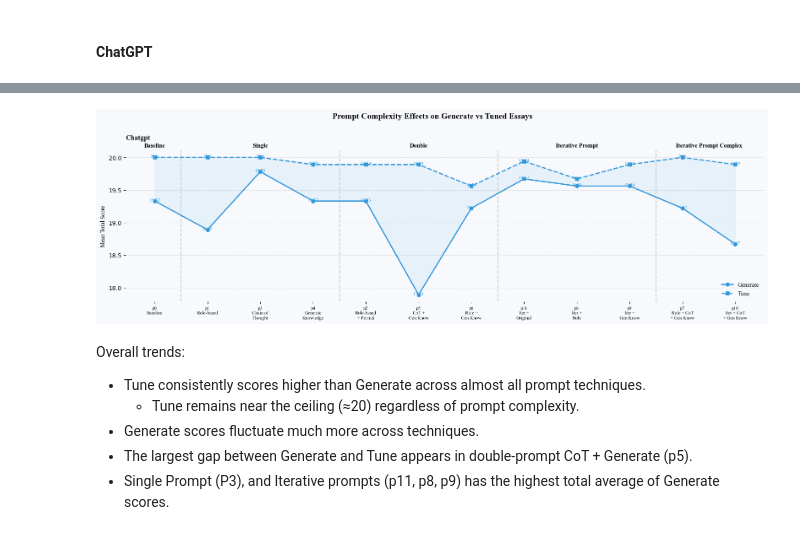
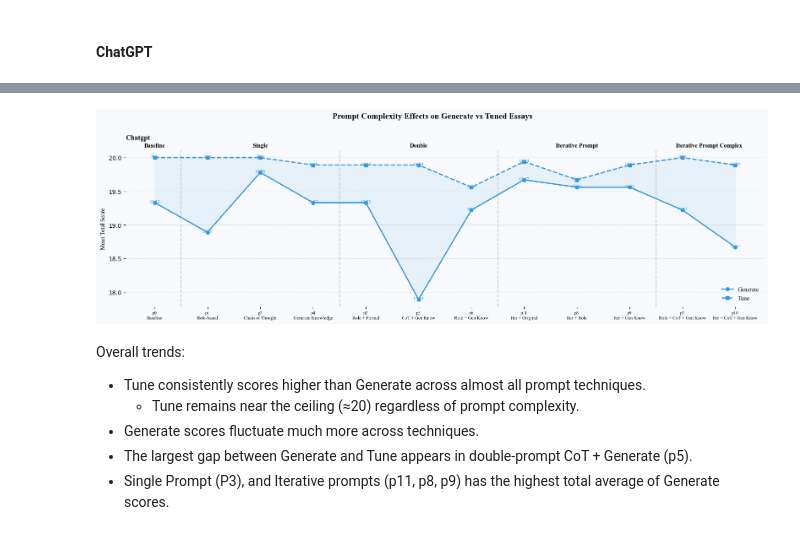
Before and after one commit to raminguyen/ai-assessment, a Jupyter notebook: src/visualize_scores.ipynb, the cells around one changed output, grey strips where cells are left out. Drawn from its saved outputs; the diff is of its cells as text; code cells hidden in the pictures.

```diff
--- a/src/visualize_scores.ipynb
+++ b/src/visualize_scores.ipynb
@@ -192,0 +155,18 @@ Tuned Essays:
+# %%
+writers = ['chatgpt', 'claude', 'gemini', 'grok']
+dimensions = ['Issues', 'Evidence', 'Context', 'Position', 'Conclusions']
+
+PROMPT_LABELS = {
+    'p0':  'Baseline',
+    'p1':  'Role-based',
+    'p2':  'Role + Formal',
+    'p3':  'Chain of Thought',
+    'p4':  'Generate Knowledge',
+    'p5':  'CoT + Gen Know',
+    'p6':  'Role + Gen Know',
+    'p7':  'Role + CoT + Gen Know',
+    'p8':  'Iter + Role',
+    'p9':  'Iter + Gen Know',
+    'p10': 'Iter + CoT + Gen Know',
+    'p11': 'Iter + Original'
+}
@@ -241,2 +252,4 @@ scores_all_models = visualize.all_models_performance(scores, writers=['chatgpt',
 # %% [markdown]
 #### ChatGPT
+# %%
+trend_df, prompt_order = metrics.compute_trend_by_writer_prompt(scores, writers, prompts, technique_groups)
@@ -243,7 +274,7 @@ scores_all_models = visualize.all_models_performance(scores, writers=['chatgpt',
 # %%
-visualize.plot_trend(scores, writers=['chatgpt'], prompts=prompts, technique_groups=technique_groups)
+visualize.plot_trend(trend_df, prompt_order, ['chatgpt'], technique_groups, PROMPT_LABELS)
 # %% [output]
-[figure, old version]
+[figure, new version]
 # %% [markdown]
 Overall trends:
 
```
Also changed, not shown: parts of 24 cells of this notebook.
